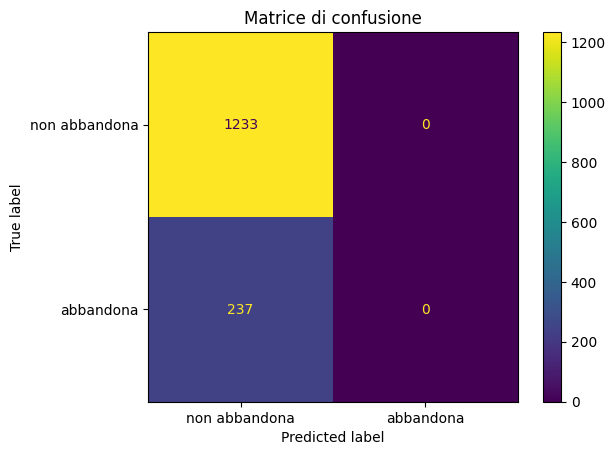
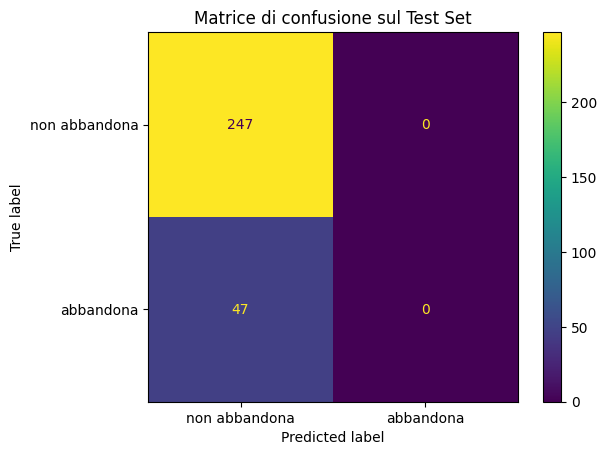
Code edit (unified diff) that turned the first committed figure into the second:
--- before
+++ after
@@ -1,13 +1,12 @@
 #Per avere conferma di quanto detto, visualizziamo l'accuracy e la matrice di confusione
 
-y_pred = df_EA_clean_model.predict(x_df_EA_clean)
+y_pred = df_EA_clean_model.predict(X_income_test)
 
-acc = accuracy_score(y_df_EA_clean, y_pred)
-print(f"Accuracy: {acc:.2f}")
+acc = accuracy_score(y_test, y_pred)
+print(f"Accuracy sul test set: {acc:.2f}")
 
-
-cm = confusion_matrix(y_df_EA_clean, y_pred)
+cm = confusion_matrix(y_test, y_pred)
 disp = ConfusionMatrixDisplay(confusion_matrix=cm, display_labels=["non abbandona", "abbandona"])
 disp.plot()
-plt.title("Matrice di confusione")
+plt.title("Matrice di confusione sul Test Set")
 plt.show()

Commit: Creato con Colab